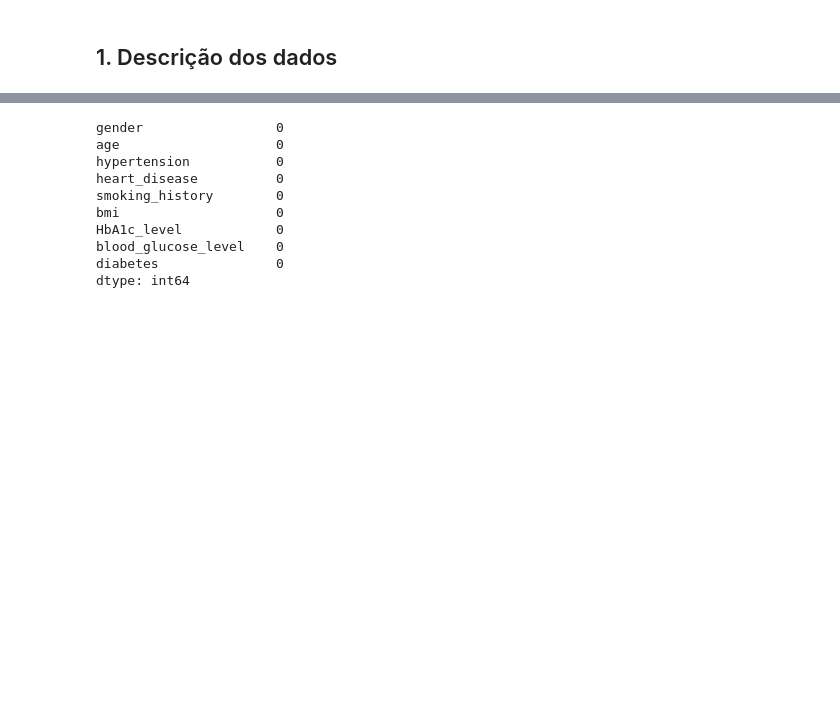
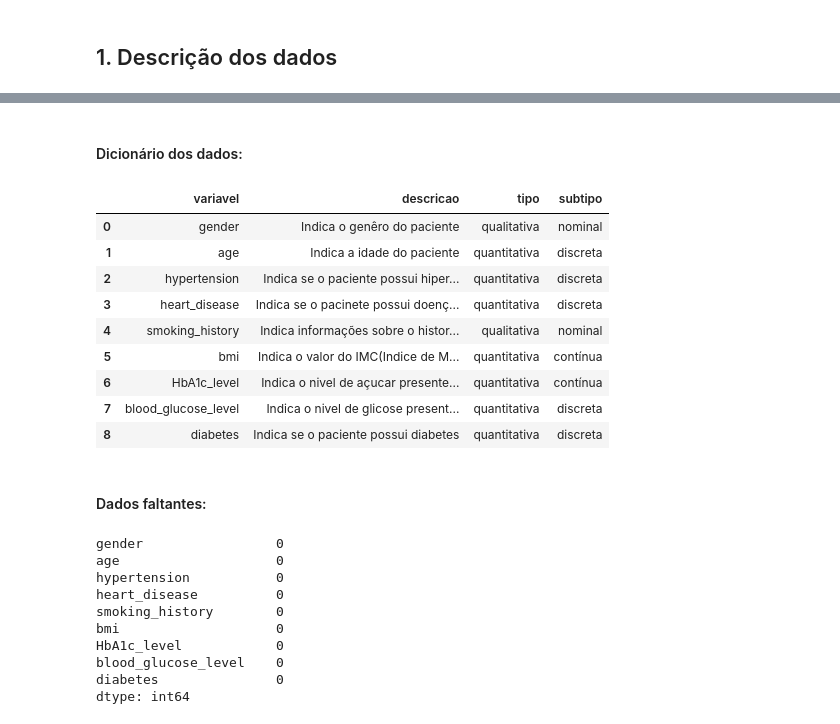
Before and after one commit to atlantico-academy/equipe2-2014.2, a Jupyter notebook: notebooks/01-exploratory_data_analysis.ipynb, the cells around one changed output, grey strips where cells are left out. Cells and saved outputs as stored; diff of their text form; code cells hidden in the pictures; blank space fills up the shorter version.

Commit message:
Adiciona descrição dos dados.

```diff
--- a/notebooks/01-exploratory_data_analysis.ipynb
+++ b/notebooks/01-exploratory_data_analysis.ipynb
@@ -21,3 +26,22 @@ df.head()
+# %% [markdown]
+#### Dicionário dos dados:
+# %%
+dict = Path("../data/external/dictionary.csv", index = False)
+dicionario = pd.read_csv(dict, sep=',')
+dicionario
+# %% [output]
+|  | variavel | descricao | tipo | subtipo |
+| 0 | gender | Indica o genêro do paciente | qualitativa | nominal |
+| 1 | age | Indica a idade do paciente | quantitativa | discreta |
+| 2 | hypertension | Indica se o paciente possui hiper... | quantitativa | discreta |
+| 3 | heart_disease | Indica se o pacinete possui doenç... | quantitativa | discreta |
+| 4 | smoking_history | Indica informações sobre o histor... | qualitativa | nominal |
+| 5 | bmi | Indica o valor do IMC(Indice de M... | quantitativa | contínua |
+| 6 | HbA1c_level | Indica o nivel de açucar presente... | quantitativa | contínua |
+| 7 | blood_glucose_level | Indica o nivel de glicose present... | quantitativa | discreta |
+| 8 | diabetes | Indica se o paciente possui diabetes | quantitativa | discreta |
+# %% [markdown]
+#### Dados faltantes:
 # %%
 null_counts = df.isnull().sum()
 
```
Also changed, not shown: parts of 3 cells of this notebook.
